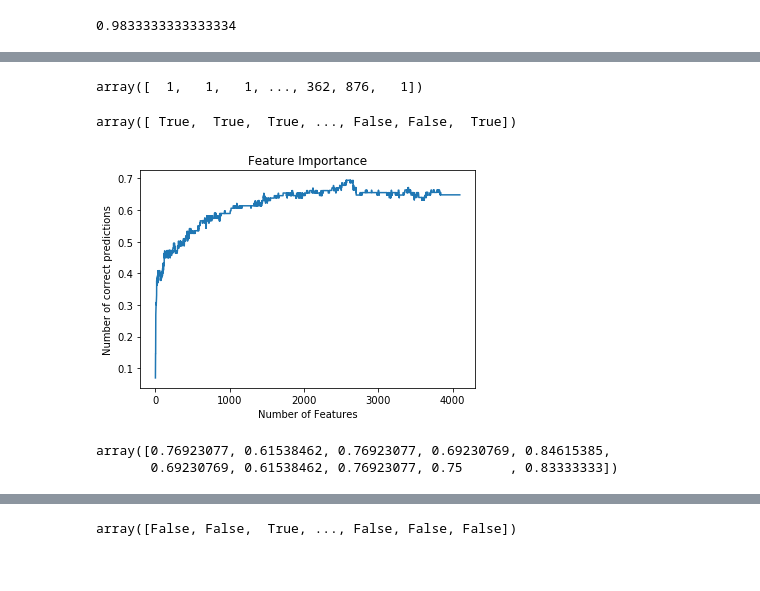
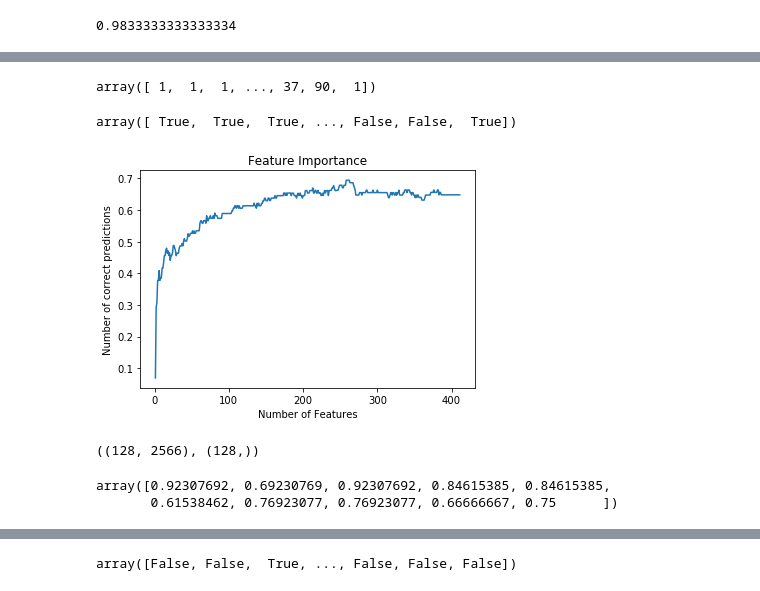
Before and after one commit to lyleokoth/maize-disease-detection, a Jupyter notebook: notebooks/model creation 3.ipynb, the cells around one changed output, grey strips where cells are left out. Saved outputs shown, nothing was run; the diff lists cells and outputs as text; code cells hidden in the pictures.

Commit message:
Added code to save the arrays containing supported features

```diff
--- a/notebooks/model creation 3.ipynb
+++ b/notebooks/model creation 3.ipynb
@@ -438,3 +442,6 @@ X.shape, y.shape
 ((128, 4096), (128,))
 # %%
 kfold = KFold(n_splits=10)
+# %%
+rf_rfecv = RFECV(estimator=hog_random_forest, step=10, cv=kfold, scoring='accuracy')
+rf_rfecv.fit(X,y)
@@ -441,5 +487,5 @@ kfold = KFold(n_splits=10)
 # %%
-lr_rfecv = RFECV(estimator=hog_logistic_regression, step=1, cv=kfold, scoring='accuracy')
+lr_rfecv = RFECV(estimator=hog_logistic_regression, step=10, cv=kfold, scoring='accuracy')
 lr_rfecv.fit(X,y)
 # %% [output]
 RFECV(cv=KFold(n_splits=10, random_state=None, shuffle=False),
@@ -512,8 +552,8 @@ scores.mean()
 # %% [output]
 0.9833333333333334
 # %%
-knn_rfecv = RFECV(estimator=hog_linear_svc, step=1, cv=kfold, scoring='accuracy')
-knn_rfecv.fit(X,y)
+linear_svc_rfecv = RFECV(estimator=hog_linear_svc, step=10, cv=kfold, scoring='accuracy')
+linear_svc_rfecv.fit(X,y)
 # %% [output]
 RFECV(cv=KFold(n_splits=10, random_state=None, shuffle=False),
       estimator=LinearSVC(C=0.0001, class_weight=None, dual=True,
@@ -530,6 +585,6 @@ array([0.06923077, 0.13076923, 0.14615385, ..., 0.64807692, 0.64807692,
        0.64807692])
 # %%
-knn_rfecv.ranking_
+linear_svc_rfecv.ranking_
 # %% [output]
-array([  1,   1,   1, ..., 362, 876,   1])
+array([ 1,  1,  1, ..., 37, 90,  1])
 # %%
@@ -539,27 +597,29 @@ array([ True,  True,  True, ..., False, False,  True])
 # %%
 plt.figure()
 plt.title('Feature Importance')
 plt.xlabel('Number of Features')
 plt.ylabel('Number of correct predictions')
-plt.plot(range(1, len(knn_rfecv.grid_scores_)+1), knn_rfecv.grid_scores_)
+plt.plot(range(1, len(linear_svc_rfecv.grid_scores_)+1), linear_svc_rfecv.grid_scores_)
 plt.show()
 # %% [output]
-[figure, old version]
+[figure, new version]
 # %%
-knn_feature_importance = knn_rfecv.support_
-knn_new_features = []
+linear_svc_feature_importance = linear_svc_rfecv.support_
+linear_svc_new_features = []
 
-for i,feature in enumerate(knn_feature_importance):
+for i,feature in enumerate(linear_svc_feature_importance):
     if feature:
-        knn_new_features.append(i)
-knn_features = X[:,knn_new_features]
-knn_features.shape, y.shape
+        linear_svc_new_features.append(i)
+linear_svc_features = X[:,linear_svc_new_features]
+linear_svc_features.shape, y.shape
+# %% [output]
+((128, 2566), (128,))
 # %%
-scores = cross_val_score(hog_knearest_neighbors, knn_features, y, scoring='accuracy', cv=10)
+scores = cross_val_score(hog_linear_svc, linear_svc_features, y, scoring='accuracy', cv=10)
 scores
 # %% [output]
-array([0.76923077, 0.61538462, 0.76923077, 0.69230769, 0.84615385,
-       0.69230769, 0.61538462, 0.76923077, 0.75      , 0.83333333])
+array([0.92307692, 0.69230769, 0.92307692, 0.84615385, 0.84615385,
+       0.61538462, 0.76923077, 0.76923077, 0.66666667, 0.75      ])
 # %%
 scores.mean()
 # %% [output]
```
Also changed, not shown: parts of 38 cells of this notebook, 1 other file.
